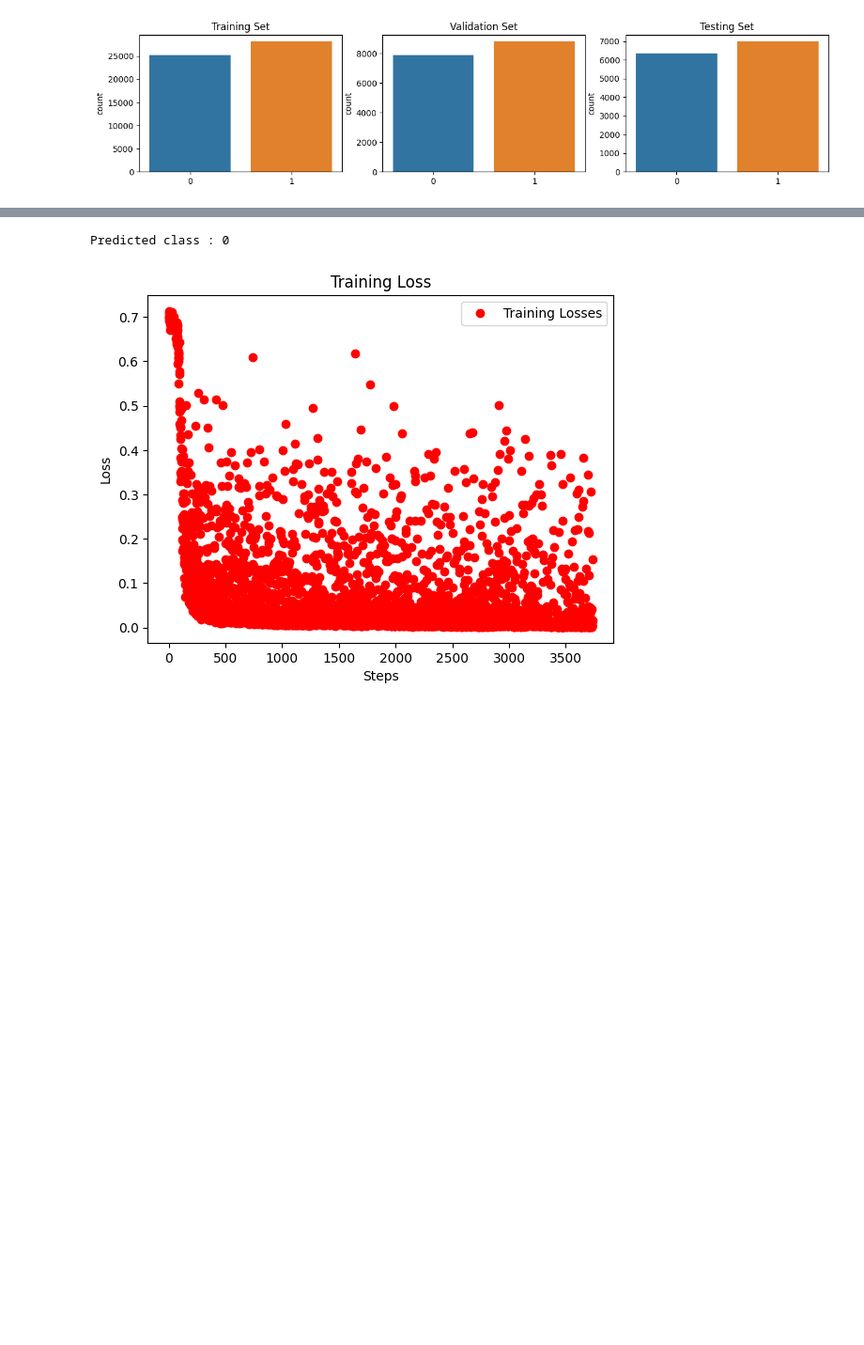
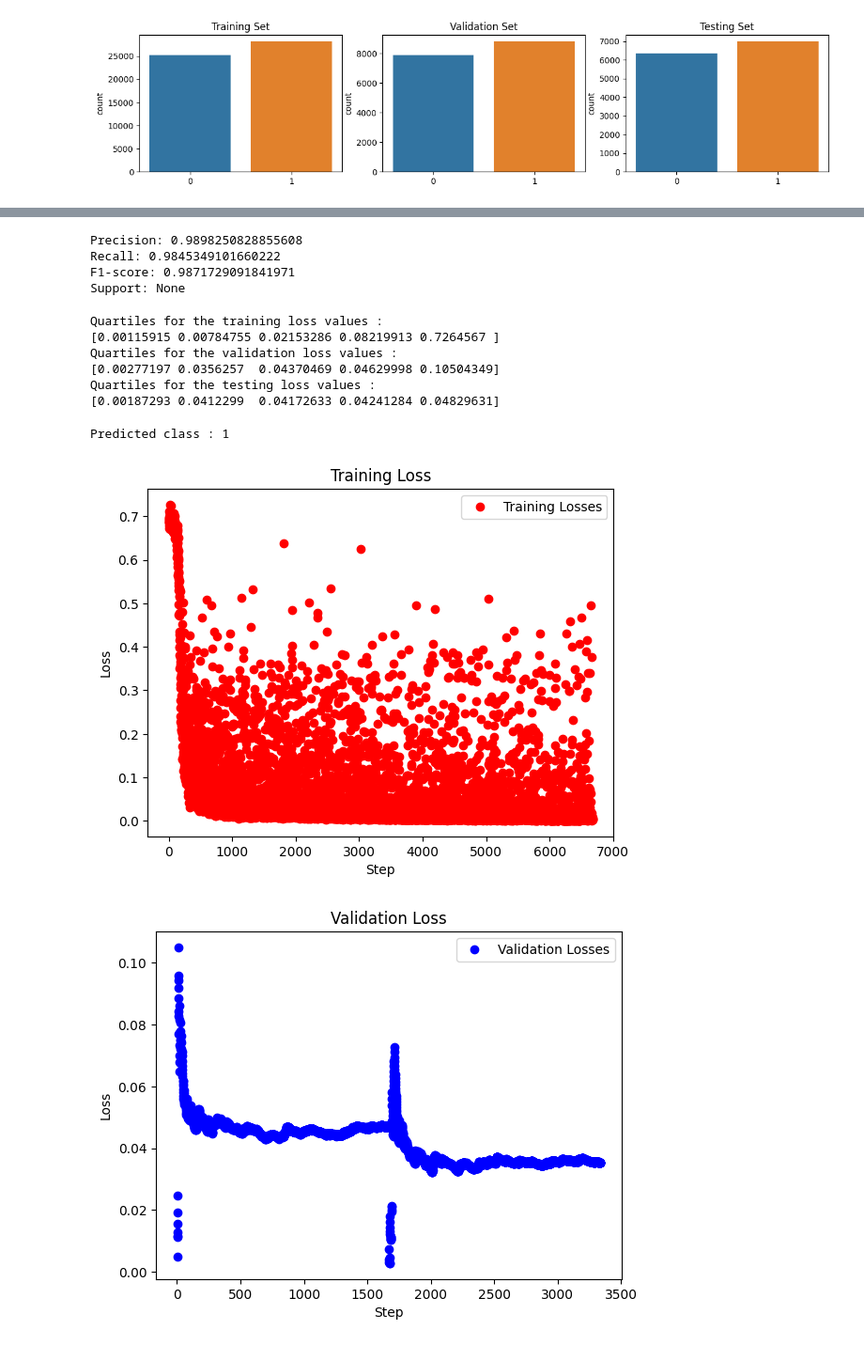
Before and after one commit to eediker/Spam-Detector-APP, a Jupyter notebook: Model-Training.ipynb, the cells around one changed output, grey strips where cells are left out. Shown at 94% size. Saved outputs shown, nothing was run; the diff lists cells and outputs as text; code cells hidden in the pictures; blank space fills up the shorter version.

```diff
--- a/Model-Training.ipynb
+++ b/Model-Training.ipynb
@@ -299,10 +303,37 @@ Test Accuracy: 0.984661473936489
+# %%
+from sklearn.metrics import precision_recall_fscore_support
+
+precision, recall, f1, support = precision_recall_fscore_support(testing_labels, testing_predictions, average='binary')
+
+print(f'Precision: {precision}')
+print(f'Recall: {recall}')
+print(f'F1-score: {f1}')
+print(f'Support: {support}')
+# %% [output]
+Precision: 0.9898250828855608
+Recall: 0.9845349101660222
+F1-score: 0.9871729091841971
+Support: None
+# %%
+print("Quartiles for the training loss values : ")
+print(np.quantile(training_losses, [0,0.25,0.5,0.75,1]))
+
+print("Quartiles for the validation loss values : ")
+print(np.quantile(validation_losses, [0,0.25,0.5,0.75,1]))
+
+print("Quartiles for the testing loss values : ")
+print(np.quantile(testing_losses, [0,0.25,0.5,0.75,1]))
+# %% [output]
+Quartiles for the training loss values :
+[0.00115915 0.00784755 0.02153286 0.08219913 0.7264567 ]
+Quartiles for the validation loss values :
+[0.00277197 0.0356257  0.04370469 0.04629998 0.10504349]
+Quartiles for the testing loss values :
+[0.00187293 0.0412299  0.04172633 0.04241284 0.04829631]
 # %%
-# Using for simple testing
+text = "Hello freind, you were just awarded for a free vacation on turkey"
+ids = tokenizer.encode(text,add_special_tokens = True, return_tensors = "pt").to(device)
 
-device = "cuda" if torch.cuda.is_available() else "cpu"
-text = "Subject: day off tuesday  stinson ,  i would like to take a day off tomorrow ( tuesday , april 10 ) .  i need to register my son to elementary school and send my cars to service .  my cell number is 713 - 858 - 2577 in case you need to reach me .  zimin"
-ids = tokenizer.encode(text,add_special_tokens = True, return_tensors = "pt").to(device)
-model.to(device)
 with torch.no_grad():
   output = model(ids)
 
@@ -311,21 +342,31 @@ predicted_class = torch.argmax(logits,dim=1).item()
 
 print(f"Predicted class : {predicted_class}")
 # %% [output]
-Predicted class : 0
+Predicted class : 1
 # %%
 model.save_pretrained('spam-detection-model')
 # %%
 train_steps = range(1, len(training_losses) + 1)
 
-# Plotting testing losses
 plt.plot(train_steps, training_losses, 'ro', label='Training Losses')
 plt.title('Training Loss')
-plt.xlabel('Steps')
+plt.xlabel('Step')
 plt.ylabel('Loss')
 plt.legend()
 plt.show()
 # %% [output]
-[figure, old version]
+[figure, new version]
+# %%
+val_steps = range(1, len(validation_losses) + 1)
+
+plt.plot(val_steps, validation_losses, 'bo', label='Validation Losses')
+plt.title('Validation Loss')
+plt.xlabel('Step')
+plt.ylabel('Loss')
+plt.legend()
+plt.show()
+# %% [output]
+[figure, added]
 # %%
 train_steps = range(1, len(training_losses) + 1)
 val_steps = range(1,len(validation_losses) + 1)
```
Also changed, not shown: parts of 19 cells of this notebook.
